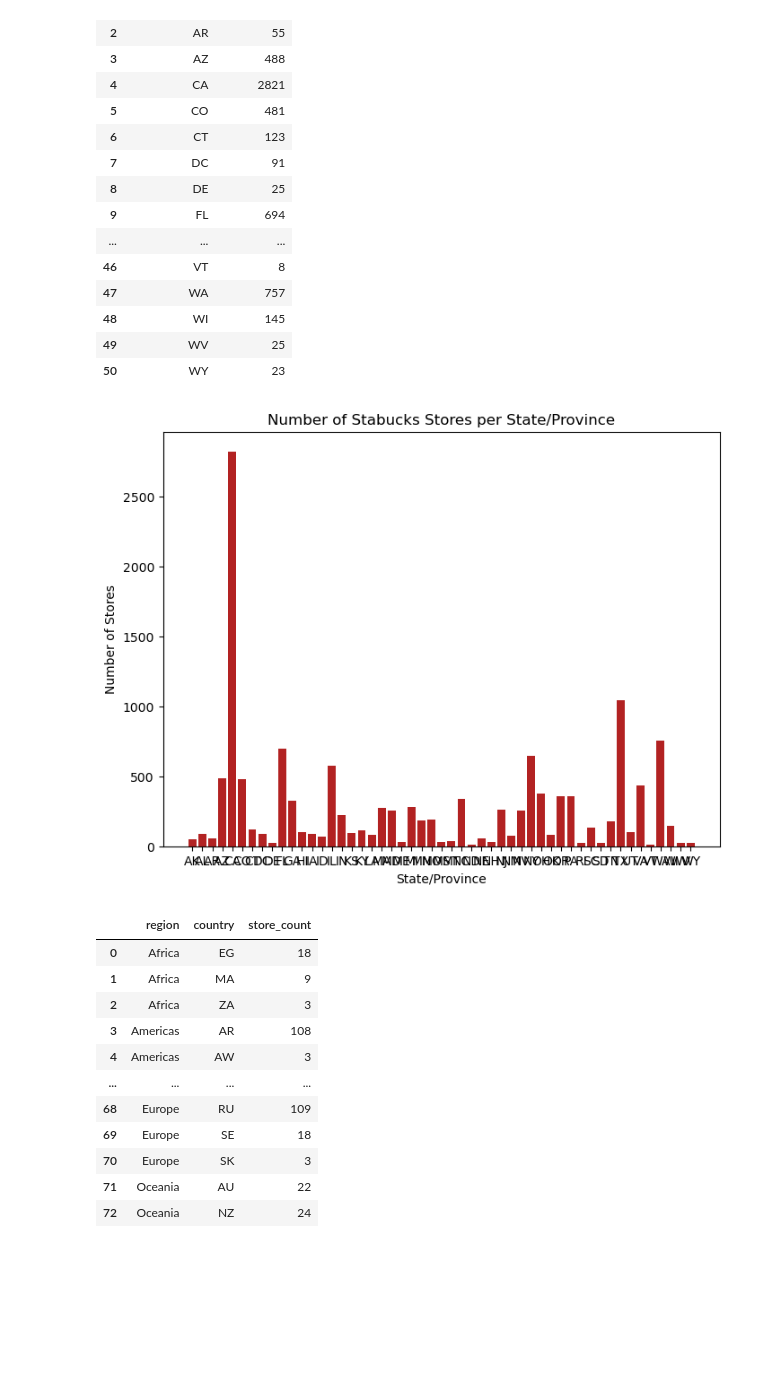
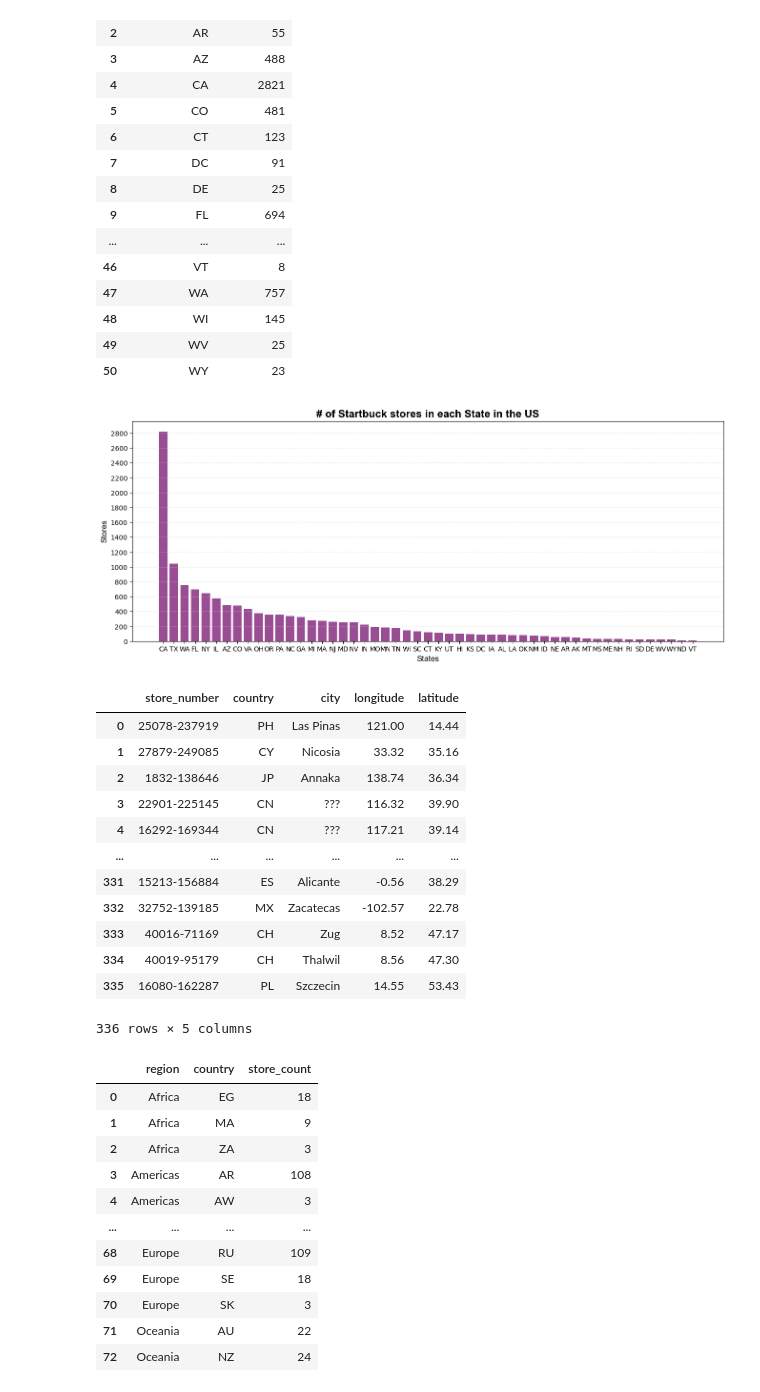
Before and after one commit to NguyenThiKimKhue/Project3_Starbucks_Dataset, a Jupyter notebook: starbucks_location_app/Test_visual.ipynb, the cells around one changed output. Cells and saved outputs as stored; diff of their text form; code cells hidden in the pictures; blank space fills up the shorter version.

```diff
--- a/starbucks_location_app/Test_visual.ipynb
+++ b/starbucks_location_app/Test_visual.ipynb
@@ -93,15 +94,60 @@ df1
 | 48 | WI | 145 |
 | 49 | WV | 25 |
 | 50 | WY | 23 |
-# %%
-plt.figure(figsize=(8, 6))
-plt.bar(df1.state_province, df1.store_count, color="firebrick")
-plt.title("Number of Starbucks Stores per State/Province")
-plt.xlabel("State/Province")
-plt.ylabel("Number of Stores")
-plt.show()
-# %% [output]
-[figure, removed]
+# %%
+# Sort DataFrame by store count in descending order
+df1 = df1.sort_values(by="store_count", ascending=False)
+
+# Change Canvas Size
+plt.figure(figsize=(16, 6))
+
+# Create a basic plot
+plt.bar(df1['state_province'], df1['store_count'], color="#9A4C95", align="center")
+
+plt.xlabel("States", fontfamily="Arial", fontsize=12)
+plt.ylabel("Stores", fontfamily="Arial", fontsize=12)
+plt.title("# of Startbuck stores in each State in the US", fontweight="bold", fontsize=16, fontfamily="Arial")
+
+# Set X/Y Limits
+# plt.ylim(0, 350)
+plt.yticks(np.arange(0, 3000, 200))
+
+# Add in a background grid
+plt.grid(axis="y", linestyle="--", color="lightgrey", alpha=0.50)
+
+# Show/Save the Graph
+plt.show()
+# %% [output]
+[figure, added]
+# %%
+query = text("""SELECT
+                store_number,
+                country,
+                city,
+                longitude,
+                latitude
+            FROM
+                starbucks_store_locations
+            GROUP BY
+                state_province
+            ORDER BY
+                state_province  ASC;""")
+df2 = pd.read_sql(query, con=conn)
+df2
+# %% [output]
+|  | store_number | country | city | longitude | latitude |
+| 0 | 25078-237919 | PH | Las Pinas | 121.00 | 14.44 |
+| 1 | 27879-249085 | CY | Nicosia | 33.32 | 35.16 |
+| 2 | 1832-138646 | JP | Annaka | 138.74 | 36.34 |
+| 3 | 22901-225145 | CN | ??? | 116.32 | 39.90 |
+| 4 | 16292-169344 | CN | ??? | 117.21 | 39.14 |
+| ... | ... | ... | ... | ... | ... |
+| 331 | 15213-156884 | ES | Alicante | -0.56 | 38.29 |
+| 332 | 32752-139185 | MX | Zacatecas | -102.57 | 22.78 |
+| 333 | 40016-71169 | CH | Zug | 8.52 | 47.17 |
+| 334 | 40019-95179 | CH | Thalwil | 8.56 | 47.30 |
+| 335 | 16080-162287 | PL | Szczecin | 14.55 | 53.43 |
+336 rows × 5 columns
 # %%
 query = text("""SELECT
                 region,
```
Also changed, not shown: parts of 12 cells of this notebook, 10 other files.
